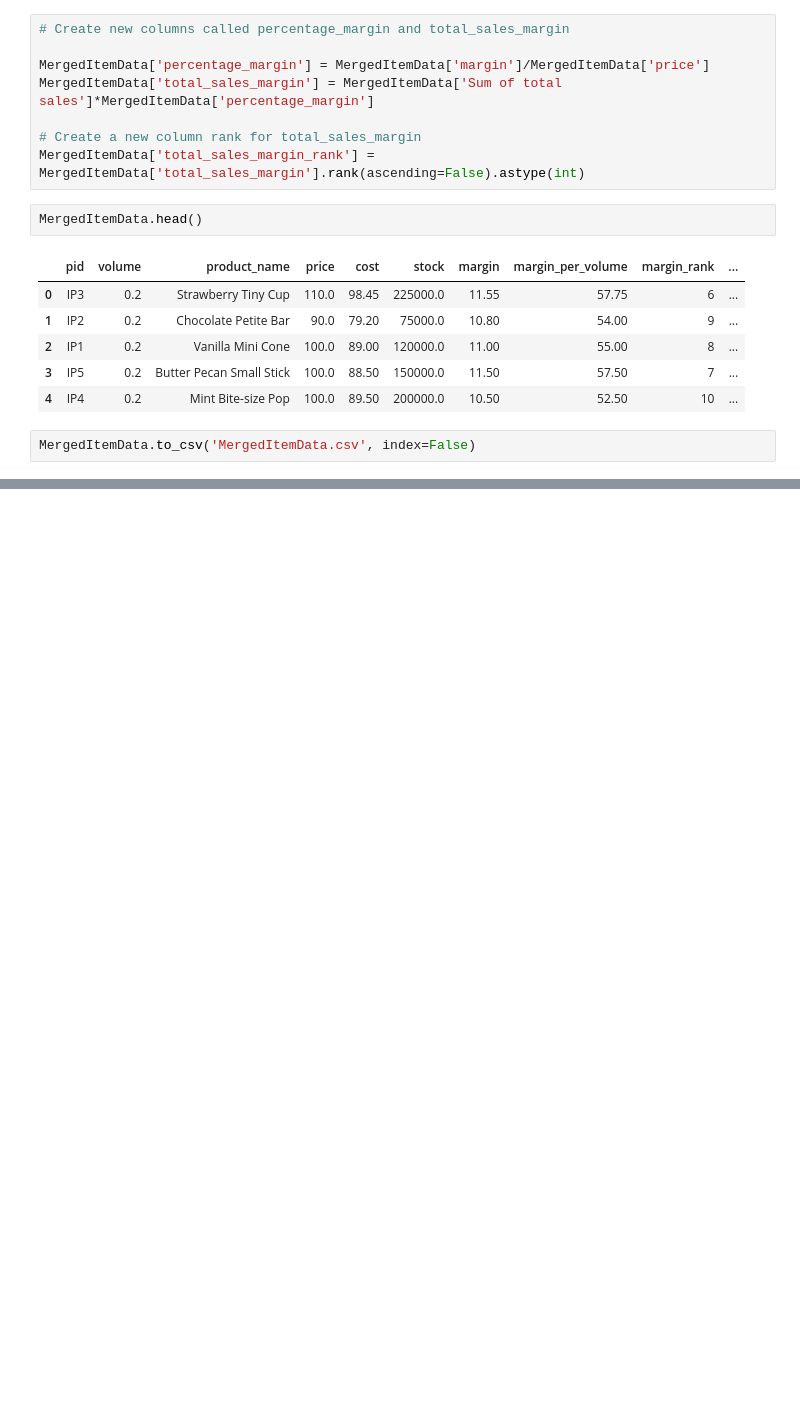
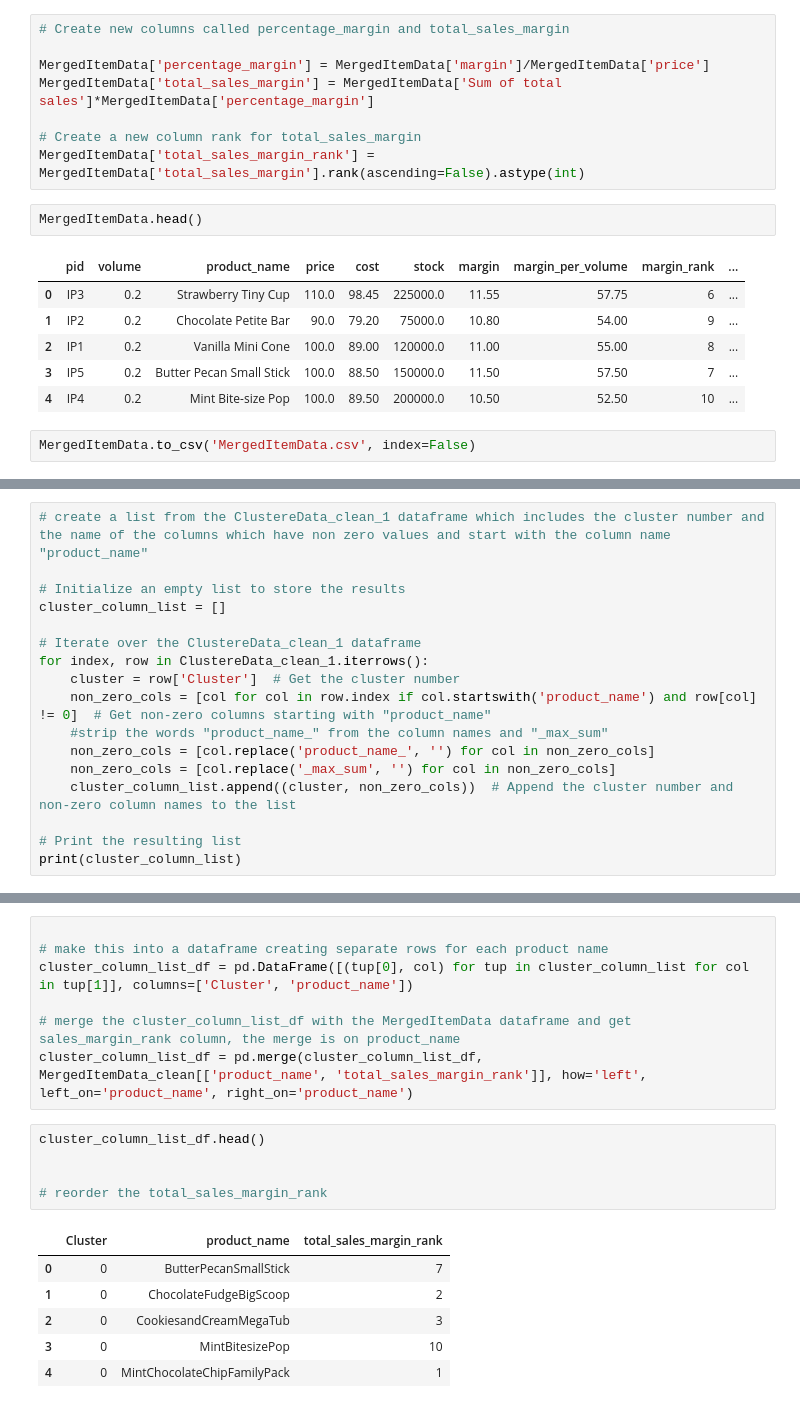
Before and after one commit to AnoshanJ/Datastorm4.0, a Jupyter notebook: Finals/Solution.ipynb, the cells around one changed output, grey strips where cells are left out. Saved outputs shown, nothing was run; the diff lists cells and outputs as text; blank space fills up the shorter version.

```diff
--- a/Finals/Solution.ipynb
+++ b/Finals/Solution.ipynb
@@ -968,0 +986,17 @@ MergedItemData.to_csv('MergedItemData.csv', index=False)
+# %%
+# create a list from the ClustereData_clean_1 dataframe which includes the cluster number and the name of the columns which have non zero values and start with the column name "product_name"
+
+# Initialize an empty list to store the results
+cluster_column_list = []
+
+# Iterate over the ClustereData_clean_1 dataframe
+for index, row in ClustereData_clean_1.iterrows():
+    cluster = row['Cluster']  # Get the cluster number
+    non_zero_cols = [col for col in row.index if col.startswith('product_name') and row[col] != 0]  # Get non-zero columns starting with "product_name"
+    #strip the words "product_name_" from the column names and "_max_sum"
+    non_zero_cols = [col.replace('product_name_', '') for col in non_zero_cols]
+    non_zero_cols = [col.replace('_max_sum', '') for col in non_zero_cols]
+    cluster_column_list.append((cluster, non_zero_cols))  # Append the cluster number and non-zero column names to the list
+
+# Print the resulting list
+print(cluster_column_list)
@@ -968,0 +1031,19 @@ MergedItemData.to_csv('MergedItemData.csv', index=False)
+# %%
+
+# make this into a dataframe creating separate rows for each product name
+cluster_column_list_df = pd.DataFrame([(tup[0], col) for tup in cluster_column_list for col in tup[1]], columns=['Cluster', 'product_name'])
+
+# merge the cluster_column_list_df with the MergedItemData dataframe and get sales_margin_rank column, the merge is on product_name
+cluster_column_list_df = pd.merge(cluster_column_list_df, MergedItemData_clean[['product_name', 'total_sales_margin_rank']], how='left', left_on='product_name', right_on='product_name')
+# %%
+cluster_column_list_df.head()
+
+
+# reorder the total_sales_margin_rank
+# %% [output]
+|  | Cluster | product_name | total_sales_margin_rank |
+| 0 | 0 | ButterPecanSmallStick | 7 |
+| 1 | 0 | ChocolateFudgeBigScoop | 2 |
+| 2 | 0 | CookiesandCreamMegaTub | 3 |
+| 3 | 0 | MintBitesizePop | 10 |
+| 4 | 0 | MintChocolateChipFamilyPack | 1 |
```
Also changed, not shown: parts of 6 cells of this notebook, 4 other files.
